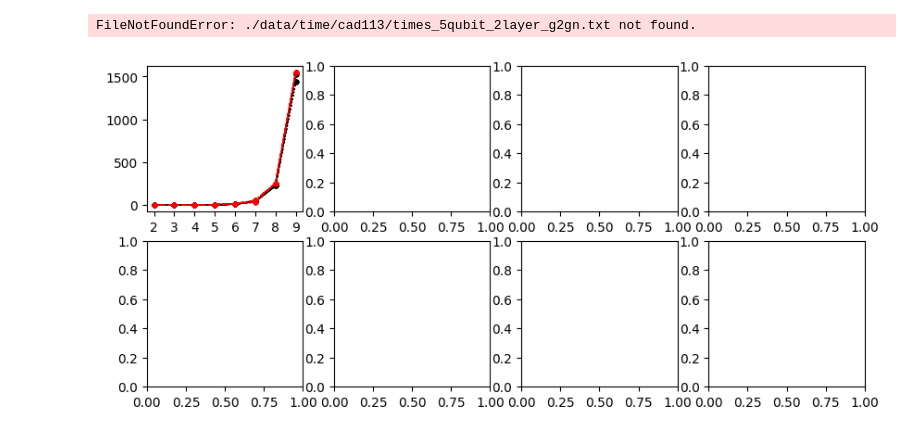
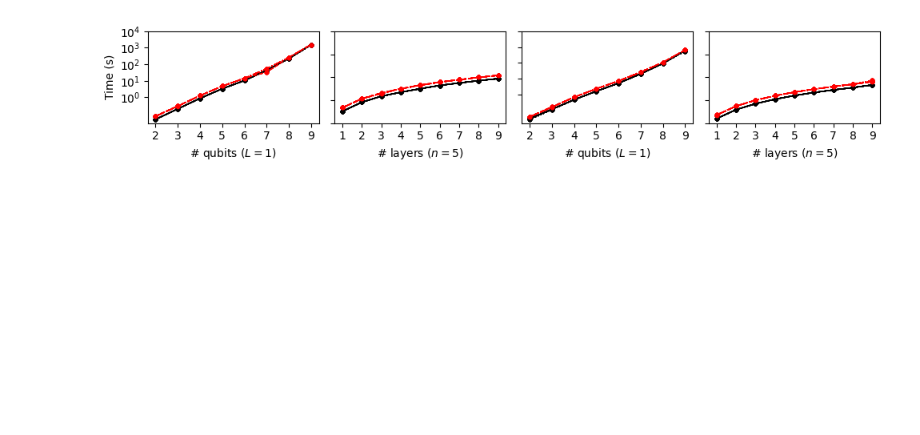
Before and after one commit to NAIST-Archlab/QNG-Benchmark, a Jupyter notebook: plot_time.ipynb, the cells around one changed output. Saved outputs shown, nothing was run; the diff lists cells and outputs as text; code cells hidden in the pictures; blank space fills up the shorter version.

```diff
--- a/plot_time.ipynb
+++ b/plot_time.ipynb
@@ -35,68 +35,64 @@ qubits = list(range(2, 10))
 # times_wonder40_vs_qubits = np.loadtxt(f"./data/time/wonder40/times_{num_qubits}qubit_1layer_g2gn.txt")
 
 # num_qubits_edpss = [num_qubits_cad113 ** 2 * power_cad113, num_qubits_wonder40 ** 2 * power_wonder40]
-fig, axs = plt.subplots(2, 4, figsize=(10, 4.5))
+fig, axs = plt.subplots(1, 4, figsize=(10, 2))
 
 for i, computer in enumerate(['cad113', 'wonder40']):
     # ---- qubits ----
     timess = []
     for j, num_qubits in enumerate(qubits):
         times = np.loadtxt(f"./data/time/{computer}/times_{num_qubits}qubit_1layer_g2gn.txt")
         timess.append(times)
     timess = np.transpose(timess)
     for j, num_qubits in enumerate(qubits):
         for k, optimizer in enumerate(constant.optimizers_name):
 
-            axs[0, i*2].plot(qubits, timess[k],
+            axs[i*2].plot(qubits, timess[k],
                              marker='o', markersize=3, linewidth=1, label=f'{optimizer}',
                              linestyle=constant.line_styles[k],
                              color=constant.colors[k])
-            axs[0, i*2].set_xticks(qubits)
-            axs[0, i*2].set_xticklabels(qubits)
+            axs[i*2].set_xticks(qubits)
+            axs[i*2].set_xticklabels(qubits)
+
     # ---- layers ----
     timess = []
     for j, num_layers in enumerate(layers):
         times = np.loadtxt(f"./data/time/{computer}/times_5qubit_{num_layers}layer_g2gn.txt")
         timess.append(times)
     timess = np.transpose(timess)
     for j, num_layers in enumerate(layers):
         for k, optimizer in enumerate(constant.optimizers_name):
-            axs[0, i*2].plot(layers, timess[k],
+            axs[i*2 + 1].plot(layers, timess[k],
                              marker='o', markersize=3, linewidth=1, label=f'{optimizer}',
                              linestyle=constant.line_styles[k],
                              color=constant.colors[k])
-            axs[0, i*2].set_xticks(qubits)
-            axs[0, i*2].set_xticklabels(qubits)
+            axs[i*2 + 1].set_xticks(layers)
+            axs[i*2 + 1].set_xticklabels(layers)
 
-        # if i == 1:
-        #     axs[0, i*2].set_yticklabels([])
-        # if i == 0:
-        #     axs[0, i*2].set_ylabel('Time (s)')
-        # axs[0, i].set_yticks([0, 0.4, 0.8, 1.2])
-        # axs[0, i].set_xlabel('# layers $(n=2)$')
-    # for j, num_layers in enumerate(range(1, 10)):
-    #     for k, optimizer in enumerate(constant.optimizers_name):
-    #         times = np.loadtxt(f"./data/time/{computer}/times_2qubit_{num_layers}layer_g2gn.txt")
-    #         print(times)
-    #         axs[0, i*2].plot(qubits, times[k], marker='o', markersize=3, linewidth=1,
-    #                         label=f'{num_layers} layers',
-    #                         linestyle=constant.line_styles[j],
-    #                         color=constant.colors[j])
-    #         axs[0, i*2].set_xticks(qubits)
-        # if i == 1:
-        #     axs[0, i*2].set_yticklabels([])
-        # if i == 0:
-        #     axs[0, i*2].set_ylabel(r'Time ($\times 10^3$ s)')
-        # axs[0, i*2].set_yticks([0, 1000, 2000])
-        # axs[0, i*2].set_yticklabels([0, 1, 2])
-        # axs[0, i*2].set_xticklabels([])
-        # if i == 1:
-        #     axs[1, i].set_yticklabels([])
-        # # axs[1, i].set_yscale('log')
-        # axs[1, i].set_ylim([-100, 2000])
-        # axs[1, i].set_xlabel(r'# qubits $(L=1)$')
+
+
+yticks = [1, 10, 100, 1000, 10000]
+yticklabels = ['$10^0$', '$10^1$', '$10^2$', '$10^3$', '$10^4$']
+
+
+for i in range(0, 4):
+    if i == 0:
+        axs[i].set_ylabel('Time (s)')
+    axs[i].set_yscale('log')
+    axs[i].set_ylim([0, 2000])  # Adjust the ylim to match the range of yticks
+    axs[i].set_yticks(yticks)
+    axs[i].set_yticklabels(yticklabels)
+    if i != 0:
+        axs[i].set_yticklabels([])
+for i in range(0, 4):
+    if i % 2 == 1:
+        axs[i].set_xlabel(rf'# layers $(n=5)$')
+    else:
+        axs[i].set_xlabel(rf'# qubits $(L=1)$')
+
+
+
 plt.tight_layout()
 plt.savefig('./data/images/times.svg', bbox_inches='tight')
 # %% [output]
-FileNotFoundError: ./data/time/cad113/times_5qubit_2layer_g2gn.txt not found.
-[figure, old version]
+[figure, new version]
```
Also changed, not shown: parts of 2 cells of this notebook, 26 other files.
